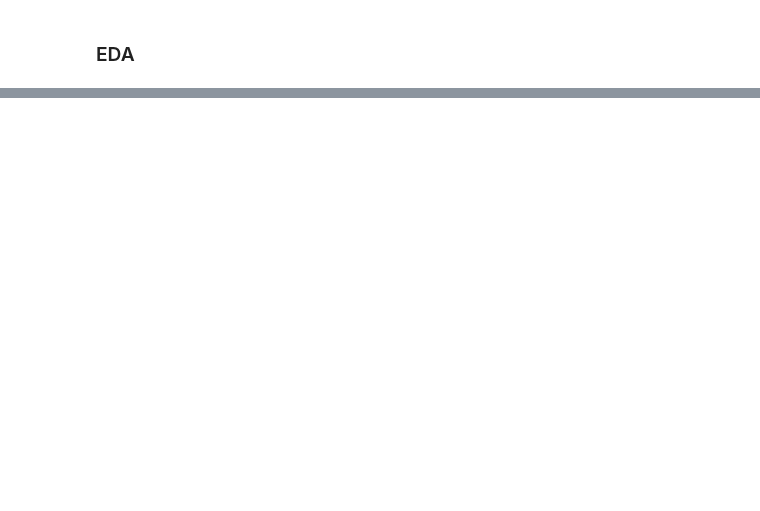
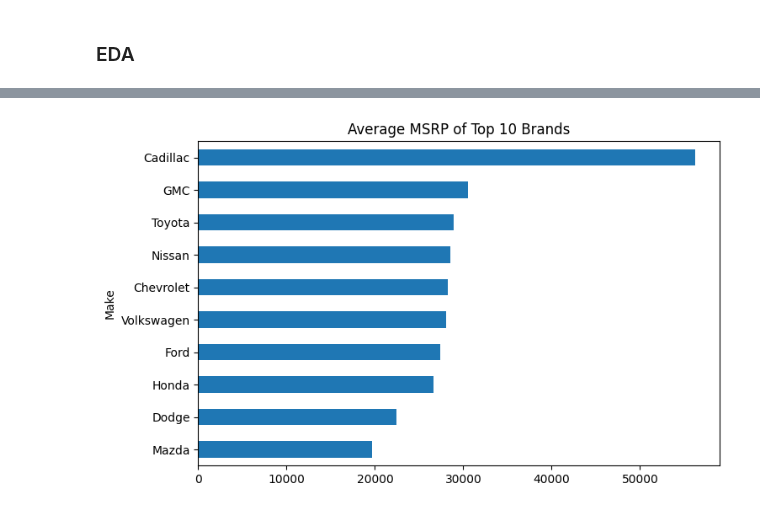
Before and after one commit to Dharmikpatel001/Data-Science-TOPs-, a Jupyter notebook: Module 5/assignment_1.ipynb, the cells around one changed output, grey strips where cells are left out. Saved outputs shown, nothing was run; the diff lists cells and outputs as text; code cells hidden in the pictures; blank space fills up the shorter version.

```diff
--- a/Module 5/assignment_1.ipynb
+++ b/Module 5/assignment_1.ipynb
@@ -140,0 +161,2 @@ Name: count, dtype: int64
+# %%
+top_make = df['Make'].value_counts().head(10).index
@@ -140,0 +169,2 @@ Name: count, dtype: int64
+# %%
+avg_price = df[df['Make'].isin(top_make)].groupby('Make')['MSRP'].mean()
@@ -140,0 +186,6 @@ Name: count, dtype: int64
+# %%
+avg_price.sort_values().plot(kind='barh', figsize=(8,5))
+plt.title("Average MSRP of Top 10 Brands")
+plt.show()
+# %% [output]
+[figure, added]
```
Also changed, not shown: parts of 15 cells of this notebook.
